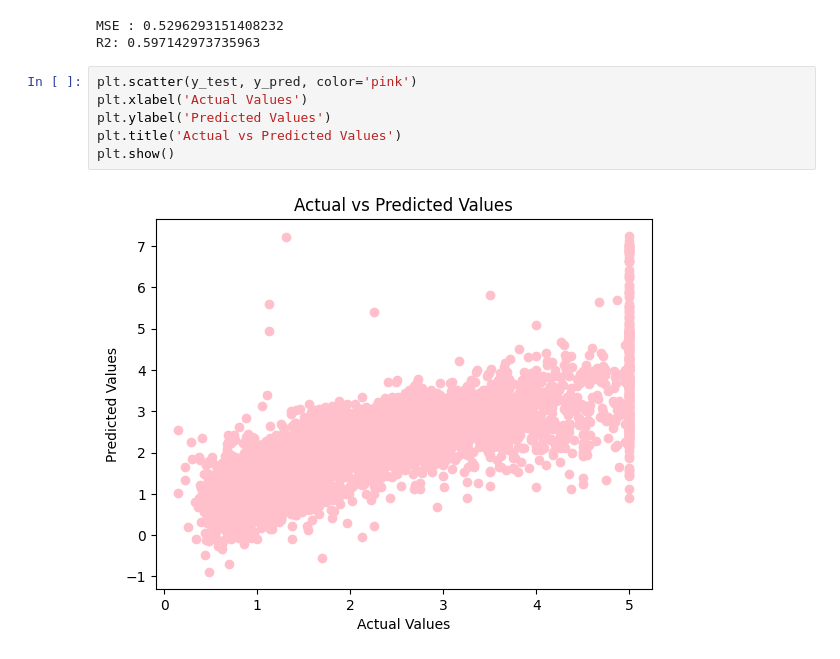
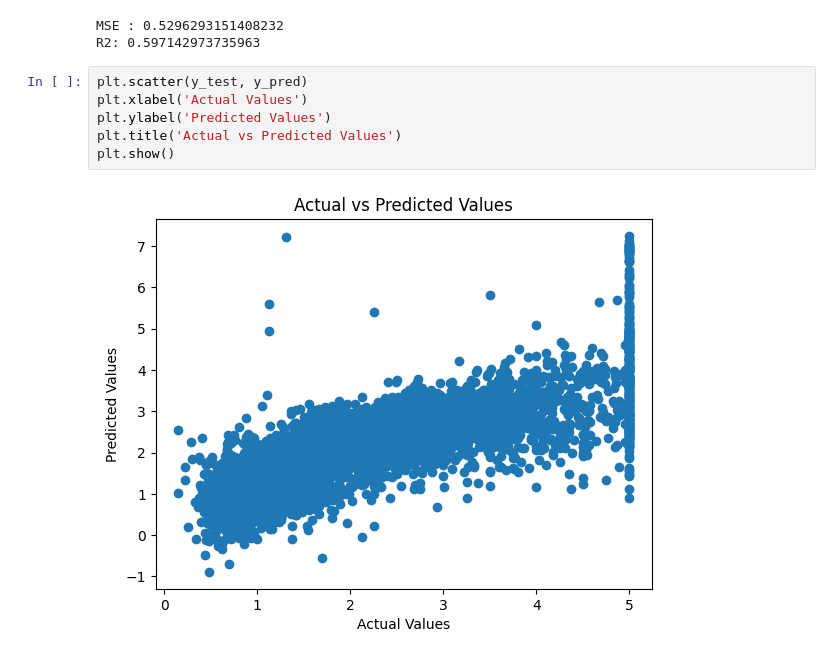
Before and after one commit to AliffiaHumrh/DIF62130_B_24-25_2311531004_Aliffia-Humairah, a Jupyter notebook: Praktikum1/LinearRegreesion.ipynb, the cells around one changed output. Cells and saved outputs as stored; diff of their text form.

```diff
--- a/Praktikum1/LinearRegreesion.ipynb
+++ b/Praktikum1/LinearRegreesion.ipynb
@@ -79,10 +79,10 @@ print(f'R2: {r2}')
 MSE : 0.5296293151408232
 R2: 0.597142973735963
 # %%
-plt.scatter(y_test, y_pred, color='pink')
+plt.scatter(y_test, y_pred)
 plt.xlabel('Actual Values')
 plt.ylabel('Predicted Values')
 plt.title('Actual vs Predicted Values')
 plt.show()
 # %% [output]
-[figure, old version]
+[figure, new version]
```
